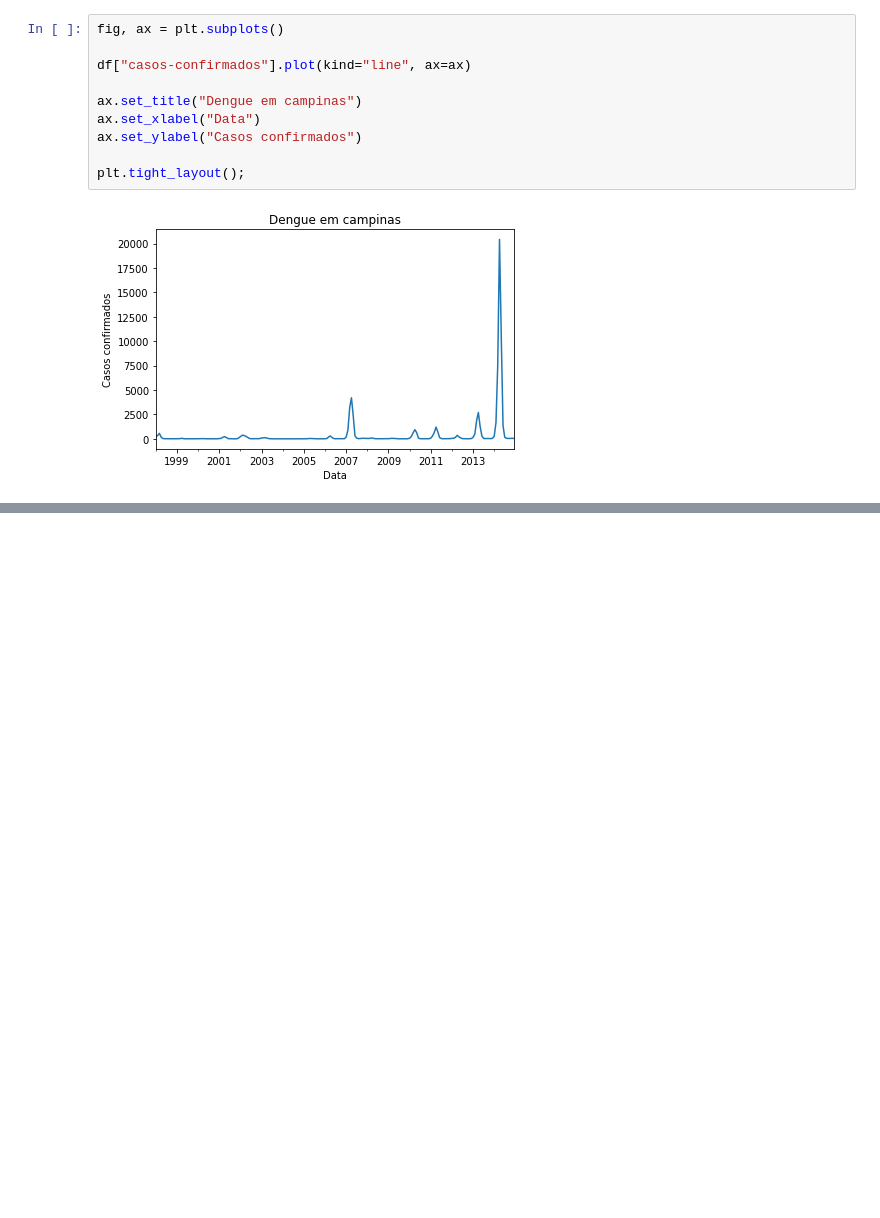
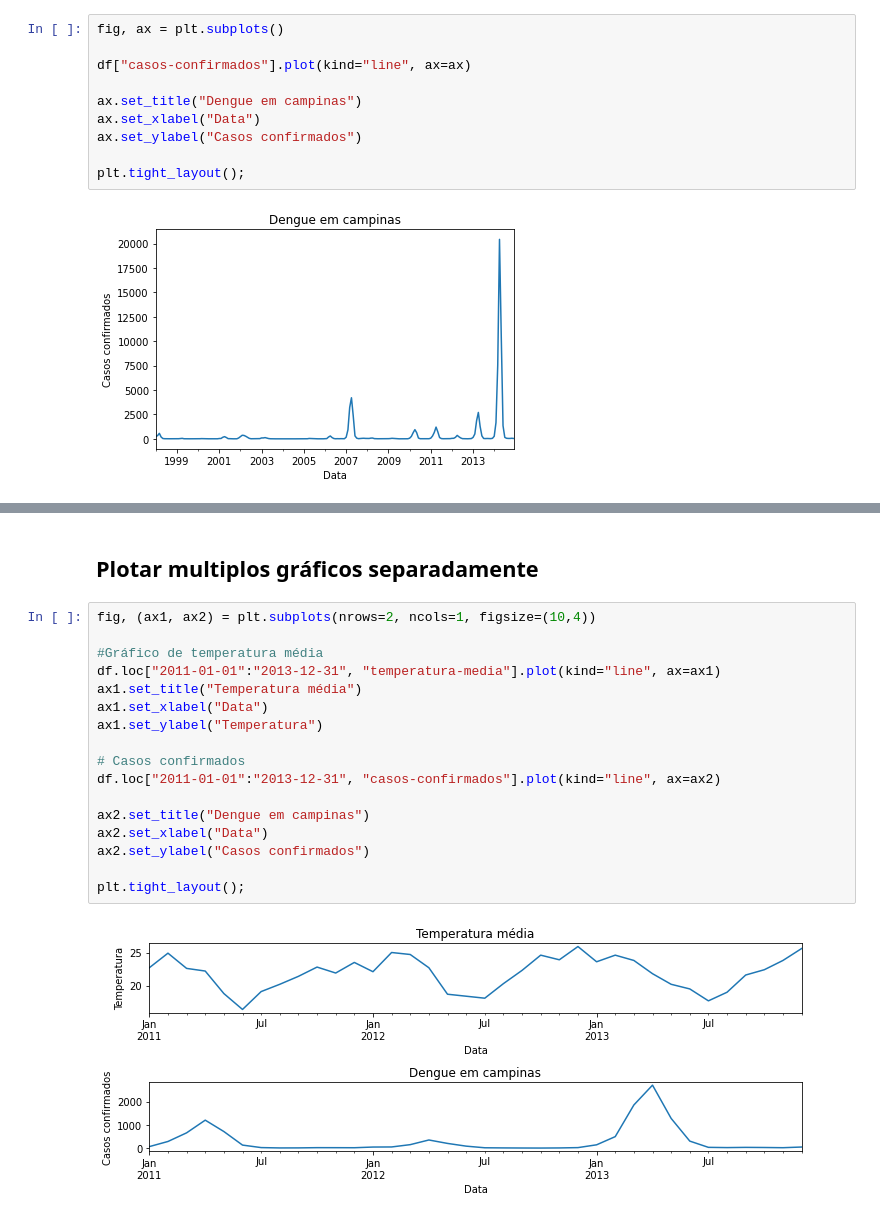
Before and after one commit to feliperromao/datascience-na-pratica, a Jupyter notebook: grafico_linhas.ipynb, the cells around one changed output, grey strips where cells are left out. Saved outputs shown, nothing was run; the diff lists cells and outputs as text; blank space fills up the shorter version.

```diff
--- a/grafico_linhas.ipynb
+++ b/grafico_linhas.ipynb
@@ -31,0 +45,21 @@ plt.tight_layout();
+# %% [markdown]
+## Plotar multiplos gráficos separadamente
+# %%
+fig, (ax1, ax2) = plt.subplots(nrows=2, ncols=1, figsize=(10,4))
+
+#Gráfico de temperatura média
+df.loc["2011-01-01":"2013-12-31", "temperatura-media"].plot(kind="line", ax=ax1)
+ax1.set_title("Temperatura média")
+ax1.set_xlabel("Data")
+ax1.set_ylabel("Temperatura")
+
+# Casos confirmados
+df.loc["2011-01-01":"2013-12-31", "casos-confirmados"].plot(kind="line", ax=ax2)
+
+ax2.set_title("Dengue em campinas")
+ax2.set_xlabel("Data")
+ax2.set_ylabel("Casos confirmados")
+
+plt.tight_layout();
+# %% [output]
+[figure, added]
```
Also changed, not shown: parts of 2 cells of this notebook.
